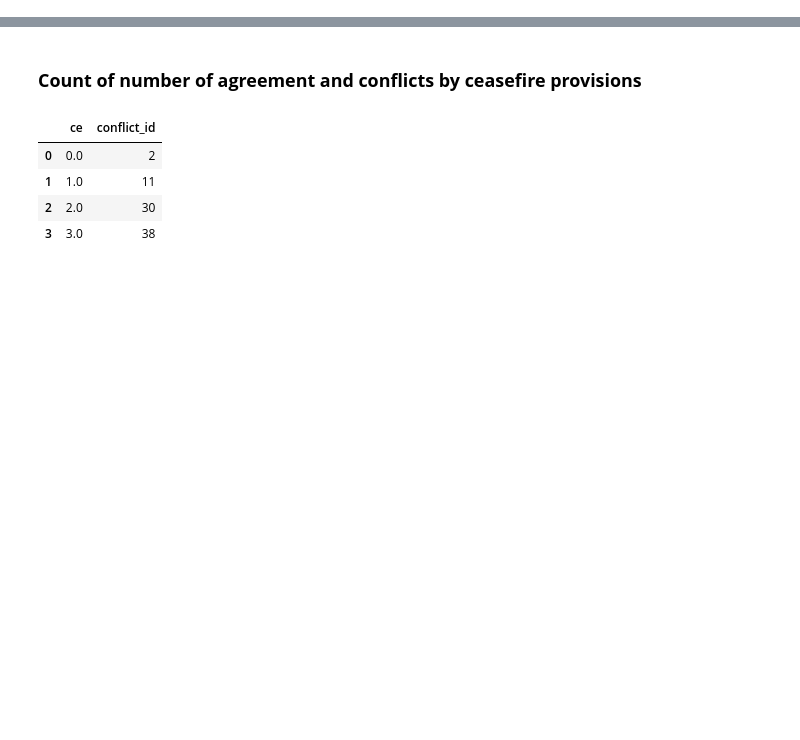
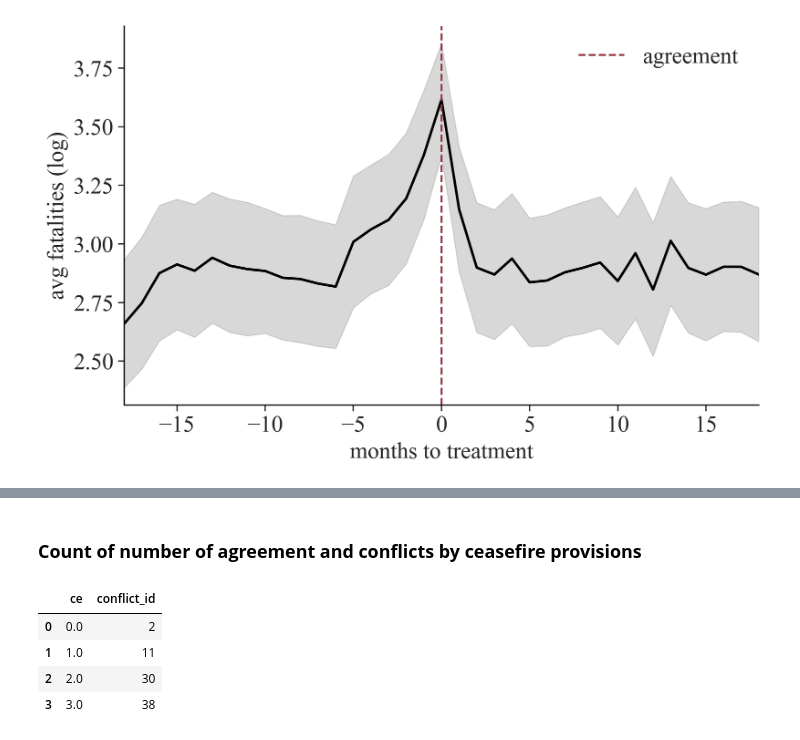
Before and after one commit to luciasauer/agreements_violence, a Jupyter notebook: src/2_data_analysis/eda.ipynb, the cells around one changed output, grey strips where cells are left out. Saved outputs shown, nothing was run; the diff lists cells and outputs as text; code cells hidden in the pictures; blank space fills up the shorter version.

```diff
--- a/src/2_data_analysis/eda.ipynb
+++ b/src/2_data_analysis/eda.ipynb
@@ -4,0 +68,11 @@ import seaborn as sns
+# %%
+out = plot_agreement_mediation_event_studies(
+    df_country,
+    window=18,
+    min_gap_multiplier=1,
+    figsize=(8, 5),
+    savepath='figures/event_study_agreement_18_window.png',
+    treatment='agreement',
+)
+# %% [output]
+[figure, added]
```
Also changed, not shown: parts of 12 cells of this notebook, 6 other files.
